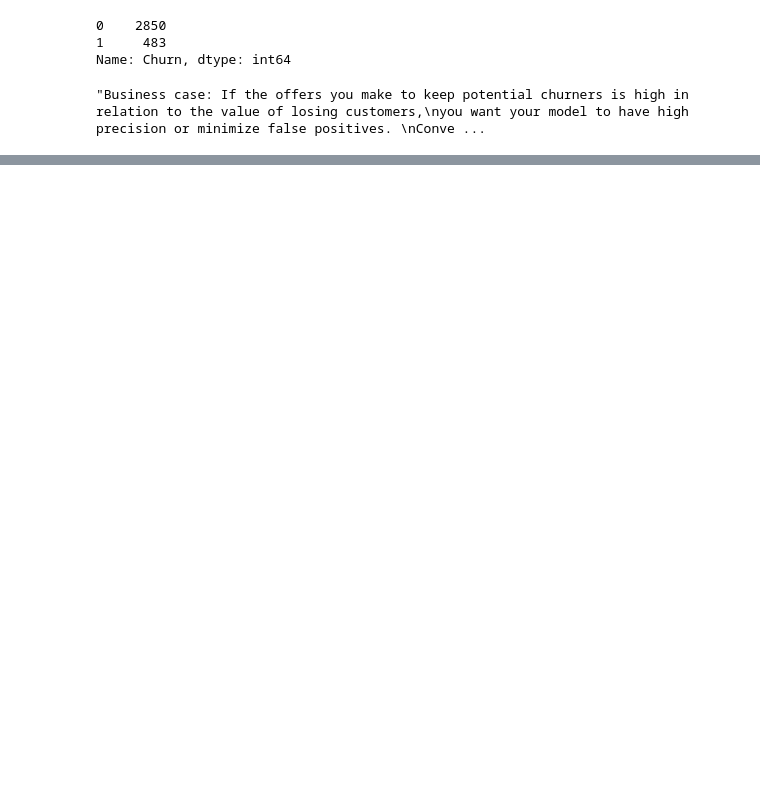
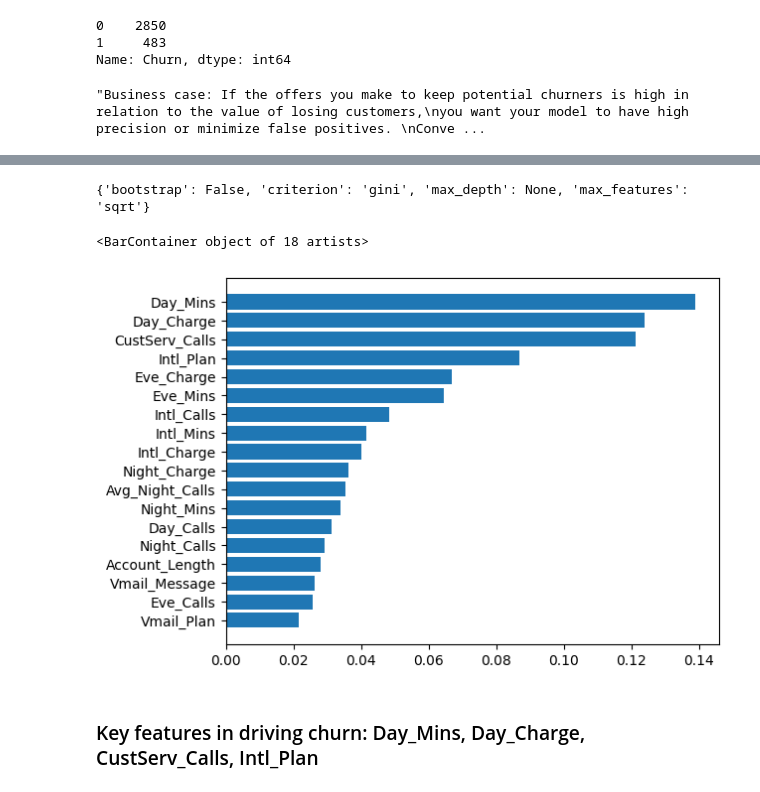
Before and after one commit to der-amit/churn_analytics, a Jupyter notebook: predict_churn.ipynb, the cells around one changed output, grey strips where cells are left out. Drawn from its saved outputs; the diff is of its cells as text; code cells hidden in the pictures; blank space fills up the shorter version.

```diff
--- a/predict_churn.ipynb
+++ b/predict_churn.ipynb
@@ -429,0 +452,7 @@ F1 score of log classifier is: 0.05555555555555556
+# %%
+params_list = {
+    "max_depth":[3,None],
+    "max_features":['auto','sqrt', 'log2'],
+    "bootstrap":[True,False],
+    "criterion":["gini","entropy"]
+}
@@ -429,0 +468,4 @@ F1 score of log classifier is: 0.05555555555555556
+# %%
+print(grid_search.best_params_)
+# %% [output]
+{'bootstrap': False, 'criterion': 'gini', 'max_depth': None, 'max_features': 'sqrt'}
@@ -429,0 +474,12 @@ F1 score of log classifier is: 0.05555555555555556
+# %%
+importances = rfc.feature_importances_
+# %%
+sorted_index = np.argsort(importances)
+labels = X.columns[sorted_index]
+# %%
+plt.barh(range(X.shape[1]),importances[sorted_index], tick_label = labels)
+# %% [output]
+<BarContainer object of 18 artists>
+[figure, added]
+# %% [markdown]
+### Key features in driving churn: Day_Mins, Day_Charge, CustServ_Calls, Intl_Plan
```
Also changed, not shown: parts of 12 cells of this notebook.
